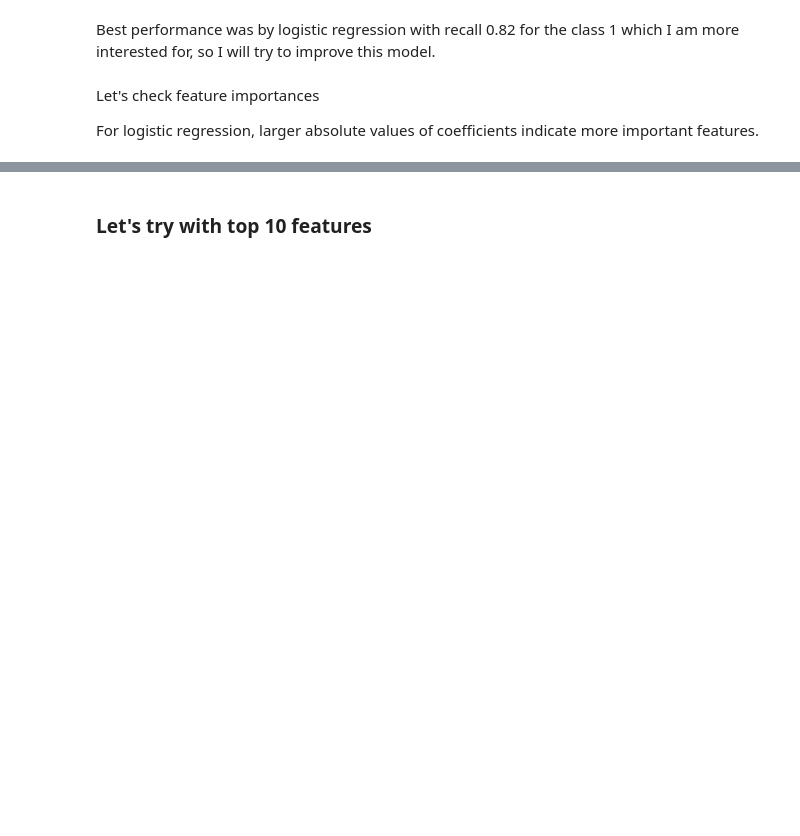
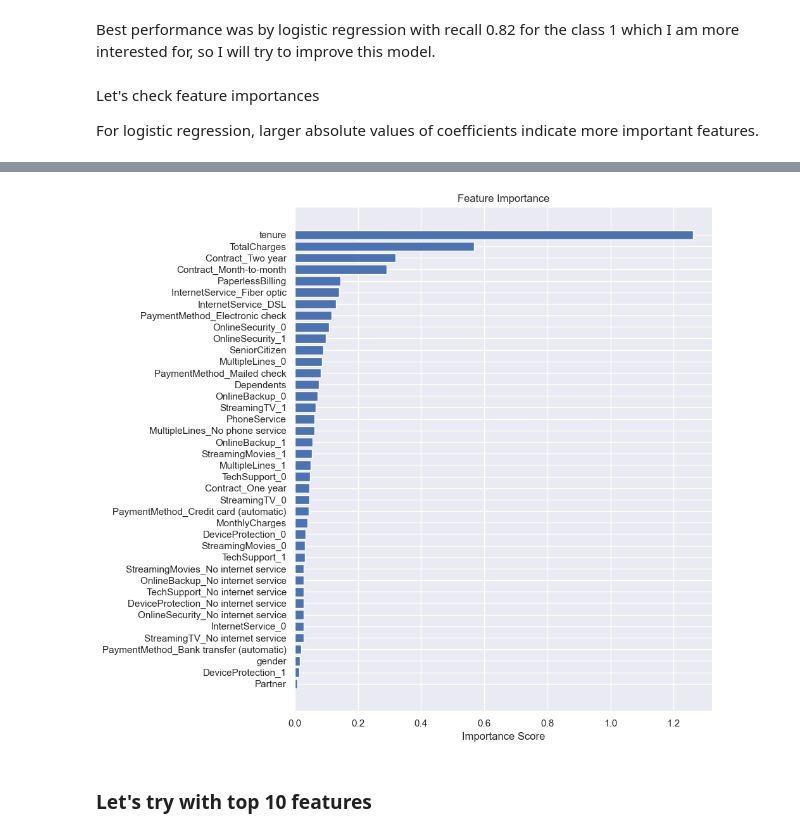
Before and after one commit to mariakopsacheili/Teclo-Customer-Churn-Prediction, a Jupyter notebook: churn.ipynb, the cells around one changed output, grey strips where cells are left out. Drawn from its saved outputs; the diff is of its cells as text; code cells hidden in the pictures; blank space fills up the shorter version.

```diff
--- a/churn.ipynb
+++ b/churn.ipynb
@@ -573,3 +573,14 @@ feature_importance
+# %%
+# Create the plot
+plt.figure(figsize=(10, 9))
+plt.barh(feature_importance['Feature'], feature_importance['Importance'])
+plt.xlabel('Importance Score')
+plt.title('Feature Importance')
+plt.gca().invert_yaxis()  # Most important at the top
+plt.tight_layout()
+plt.show()
+# %% [output]
+[figure, added]
 # %% [markdown]
 ### Let's try with top 10 features
 # %%
```
Also changed, not shown: parts of 17 cells of this notebook.
